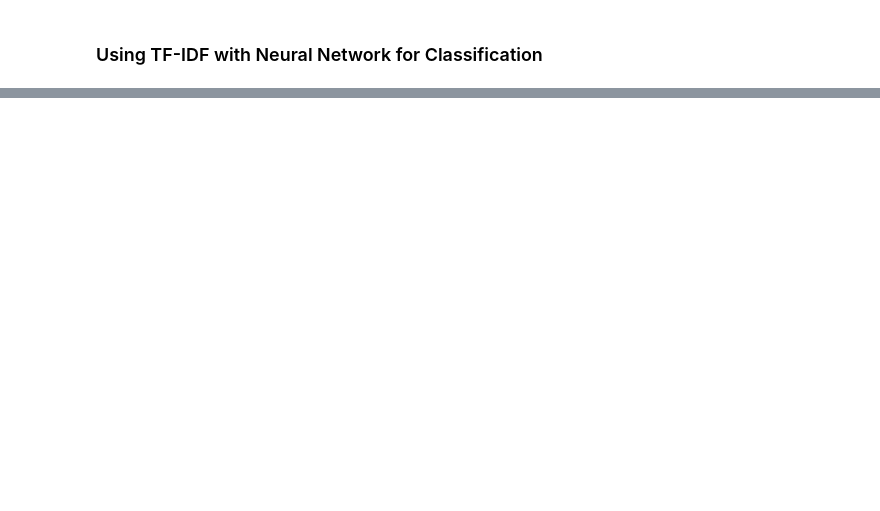
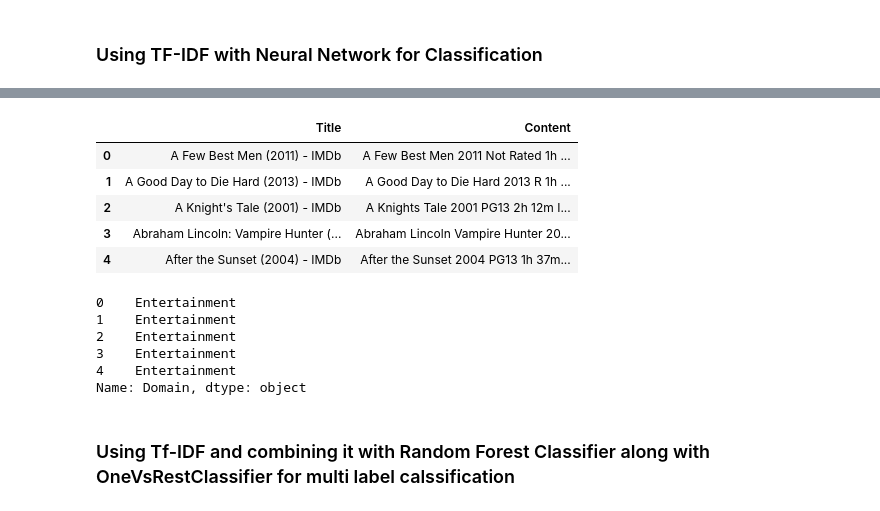
Before and after one commit to ninix07/NLP_Assignments, a Jupyter notebook: Assignment2/Dataset1.ipynb, the cells around one changed output, grey strips where cells are left out. Drawn from its saved outputs; the diff is of its cells as text; code cells hidden in the pictures; blank space fills up the shorter version.

```diff
--- a/Assignment2/Dataset1.ipynb
+++ b/Assignment2/Dataset1.ipynb
@@ -265,0 +456,21 @@ Predicted Label: ['Computer Science', 'Statistics']
+# %%
+X2= df2[['Title','Content']]
+X2.fillna("")
+X2.head()
+# %% [output]
+|  | Title | Content |
+| 0 | A Few Best Men (2011) - IMDb | A Few Best Men 2011 Not Rated 1h ... |
+| 1 | A Good Day to Die Hard (2013) - IMDb | A Good Day to Die Hard 2013 R 1h ... |
+| 2 | A Knight's Tale (2001) - IMDb | A Knights Tale 2001 PG13 2h 12m I... |
+| 3 | Abraham Lincoln: Vampire Hunter (... | Abraham Lincoln Vampire Hunter 20... |
+| 4 | After the Sunset (2004) - IMDb | After the Sunset 2004 PG13 1h 37m... |
+# %%
+y2=df2['Domain']
+y2.head()
+# %% [output]
+0    Entertainment
+1    Entertainment
+2    Entertainment
+3    Entertainment
+4    Entertainment
+Name: Domain, dtype: object
@@ -265,0 +480,2 @@ Predicted Label: ['Computer Science', 'Statistics']
+# %% [markdown]
+### Using Tf-IDF and combining it with Random Forest Classifier along with OneVsRestClassifier for multi label calssification
```
Also changed, not shown: parts of 73 cells of this notebook, 2 other files.
